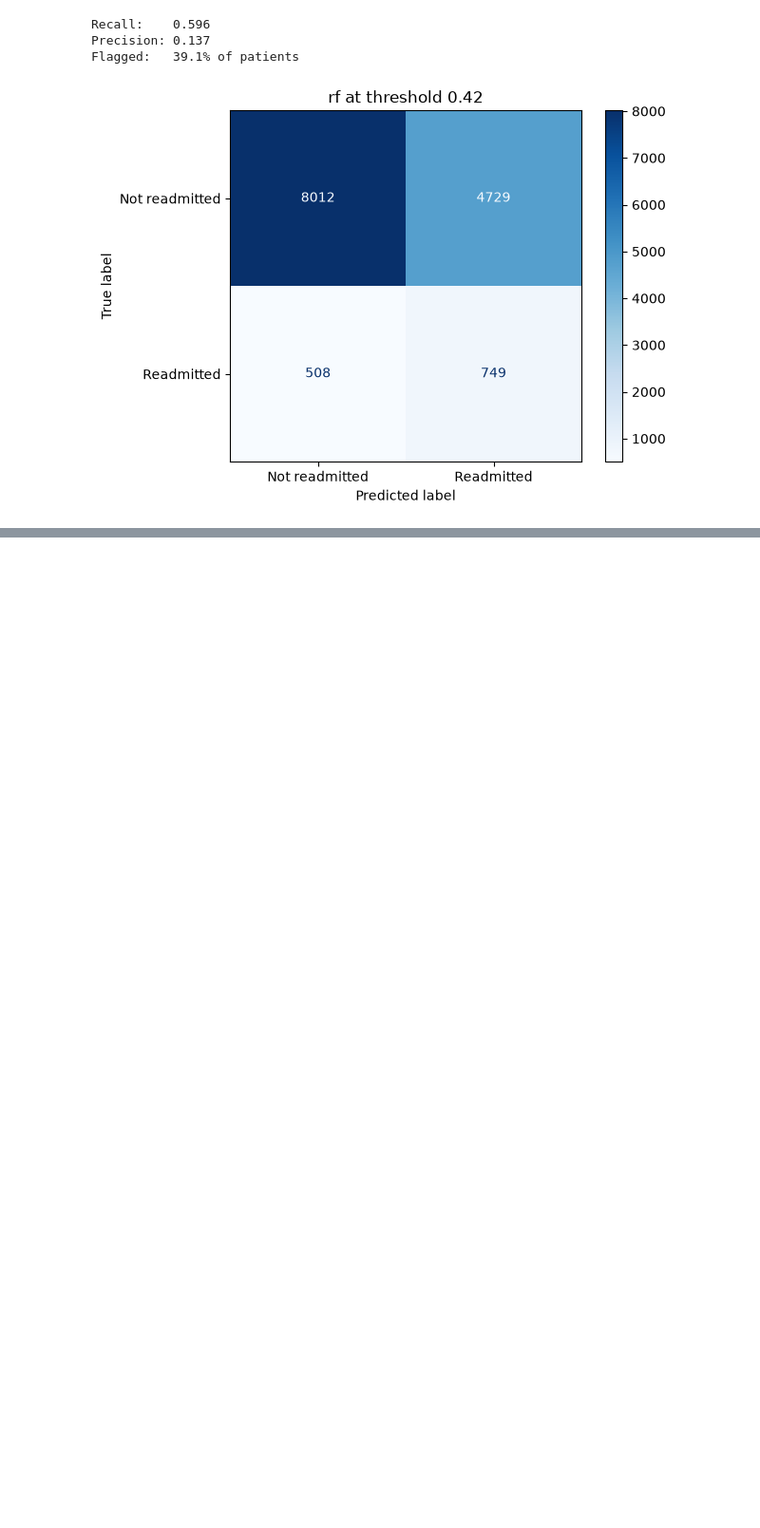
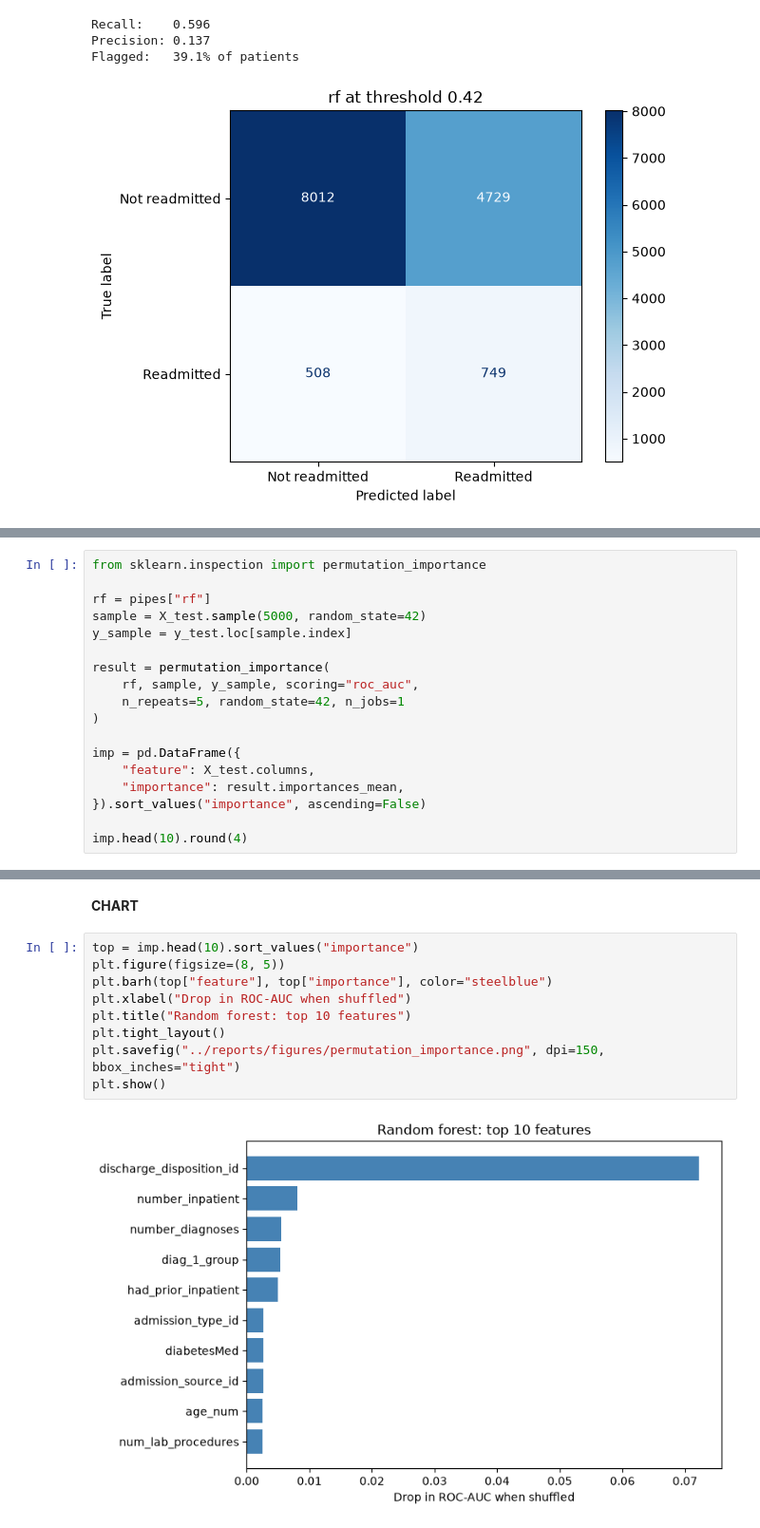
Before and after one commit to badaplin-kharlyngdoh/readmission-risk-prediction, a Jupyter notebook: notebooks/03_modeling.ipynb, the cells around one changed output, grey strips where cells are left out. Shown at 95% size. Saved outputs shown, nothing was run; the diff lists cells and outputs as text; blank space fills up the shorter version.

```diff
--- a/notebooks/03_modeling.ipynb
+++ b/notebooks/03_modeling.ipynb
@@ -166,0 +221,18 @@ Flagged:   39.1% of patients
+# %%
+from sklearn.inspection import permutation_importance
+
+rf = pipes["rf"]
+sample = X_test.sample(5000, random_state=42)
+y_sample = y_test.loc[sample.index]
+
+result = permutation_importance(
+    rf, sample, y_sample, scoring="roc_auc",
+    n_repeats=5, random_state=42, n_jobs=1
+)
+
+imp = pd.DataFrame({
+    "feature": X_test.columns,
+    "importance": result.importances_mean,
+}).sort_values("importance", ascending=False)
+
+imp.head(10).round(4)
@@ -166,0 +251,13 @@ Flagged:   39.1% of patients
+# %% [markdown]
+**CHART**
+# %%
+top = imp.head(10).sort_values("importance")
+plt.figure(figsize=(8, 5))
+plt.barh(top["feature"], top["importance"], color="steelblue")
+plt.xlabel("Drop in ROC-AUC when shuffled")
+plt.title("Random forest: top 10 features")
+plt.tight_layout()
+plt.savefig("../reports/figures/permutation_importance.png", dpi=150, bbox_inches="tight")
+plt.show()
+# %% [output]
+[figure, added]
```
Also changed, not shown: parts of 6 cells of this notebook, 2 other files.
